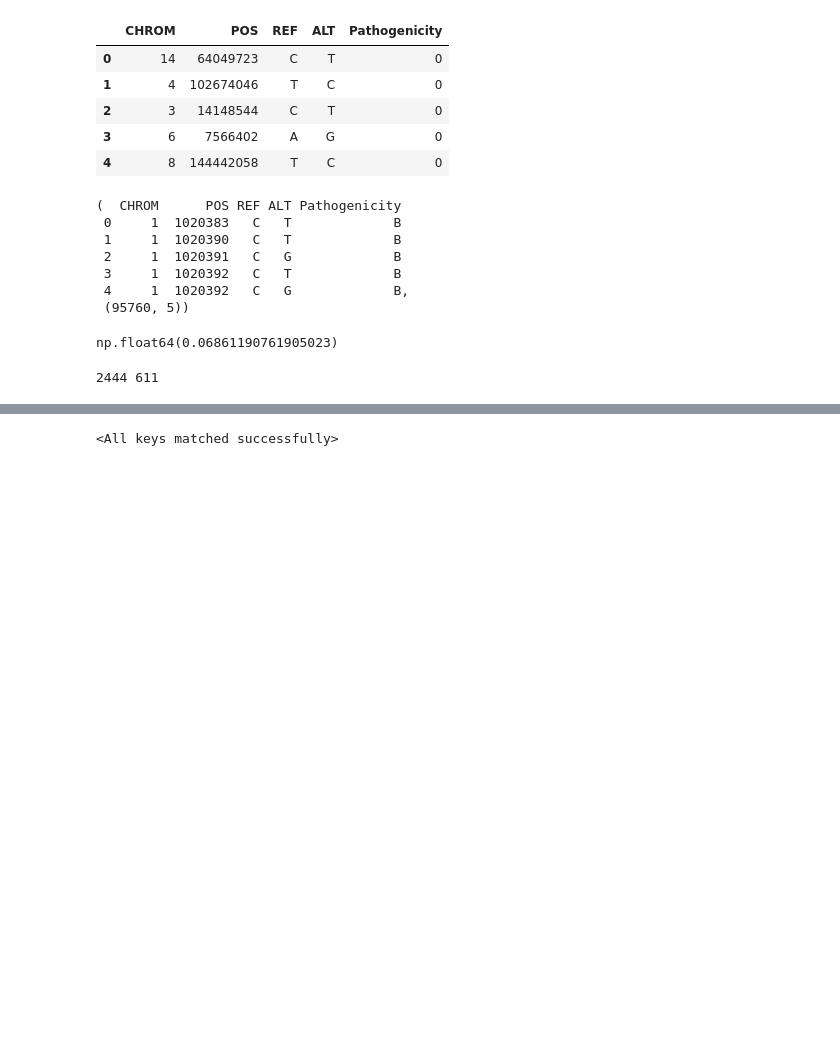
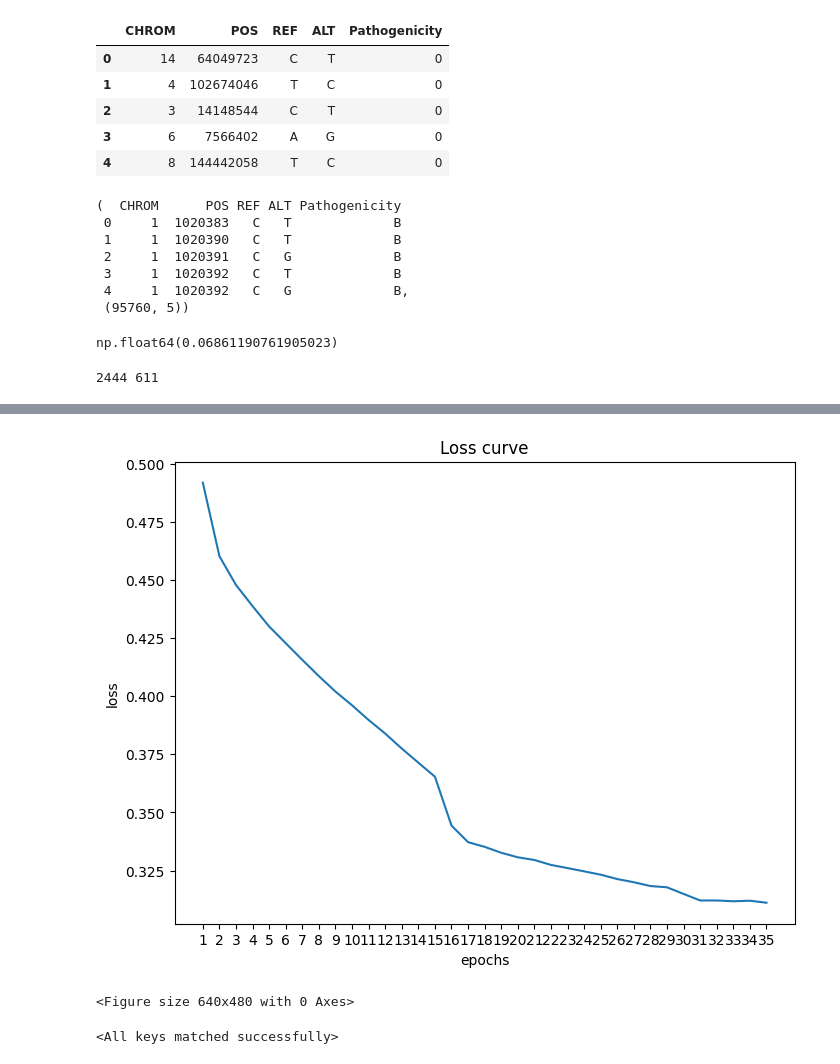
Before and after one commit to Anskira/Predicting-the-pathogenecity-of-genetic-variants, a Jupyter notebook: Notebooks/model_training.ipynb, the cells around one changed output, grey strips where cells are left out. Drawn from its saved outputs; the diff is of its cells as text; code cells hidden in the pictures; blank space fills up the shorter version.

```diff
--- a/Notebooks/model_training.ipynb
+++ b/Notebooks/model_training.ipynb
@@ -288,0 +331,2 @@ train_result.to_csv('train_results.csv')
+# %%
+train_result = pd.read_csv('train_results_2.csv')
@@ -289,2 +344,19 @@ train_result.to_csv('train_results.csv')
+# %%
+#plotting loss curve for training
+
+x = np.arange(1,36)
+y = train_result['loss']
+
+plt.figure(figsize=(8,6))
+plt.xlabel('epochs')
+plt.ylabel('loss')
+plt.title('Loss curve')
+plt.xticks(np.arange(1,36,1))
+plt.plot(x, y, label='Loss curve')
+plt.show()
+plt.savefig('plots/Train loss curve_2.png')
+# %% [output]
+[figure, added]
+<Figure size 640x480 with 0 Axes>
 # %%
 #Load the saved model weights
```
Also changed, not shown: parts of 10 cells of this notebook.
